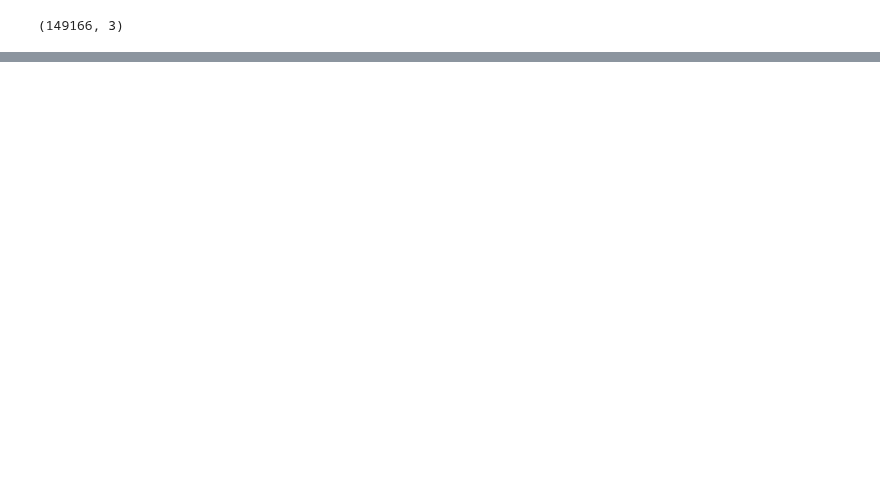
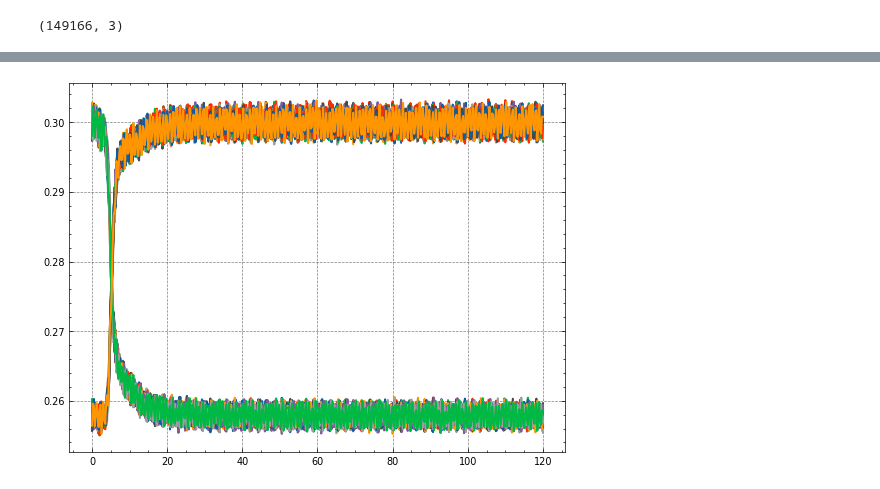
Before and after one commit to ChemRxnEngLab/nRTD, a Jupyter notebook: Experiments/FBA_001/D-downstream/250714_FBA-250-ml-2bar-tot-sys.ipynb, the cells around one changed output, grey strips where cells are left out. Saved outputs shown, nothing was run; the diff lists cells and outputs as text; code cells hidden in the pictures; blank space fills up the shorter version.

```diff
--- a/Experiments/FBA_001/D-downstream/250714_FBA-250-ml-2bar-tot-sys.ipynb
+++ b/Experiments/FBA_001/D-downstream/250714_FBA-250-ml-2bar-tot-sys.ipynb
@@ -109,0 +110,11 @@ plt.savefig("exp_data_with_halfperiods.png", dpi=600)
+# %%
+fig = plt.figure()
+for interval in intervals:
+
+    t = np.linspace(interval[0], interval[0] + 120, 480 + 1)
+
+    n_dot_interp = interp(t)
+
+    plt.plot(t - interval[0], n_dot_interp[1])
+# %% [output]
+[figure, added]
```
Also changed, not shown: parts of 11 cells of this notebook, 3 other files.
